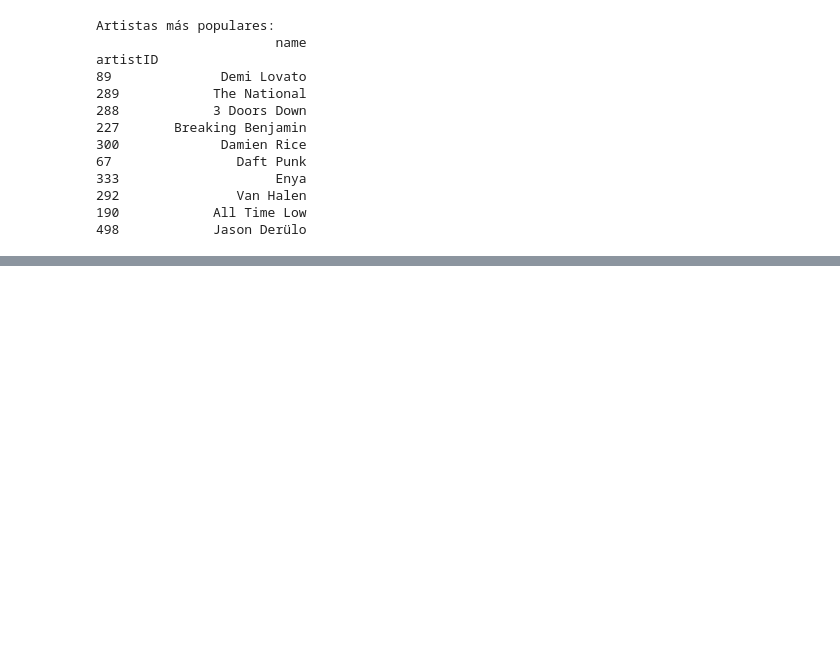
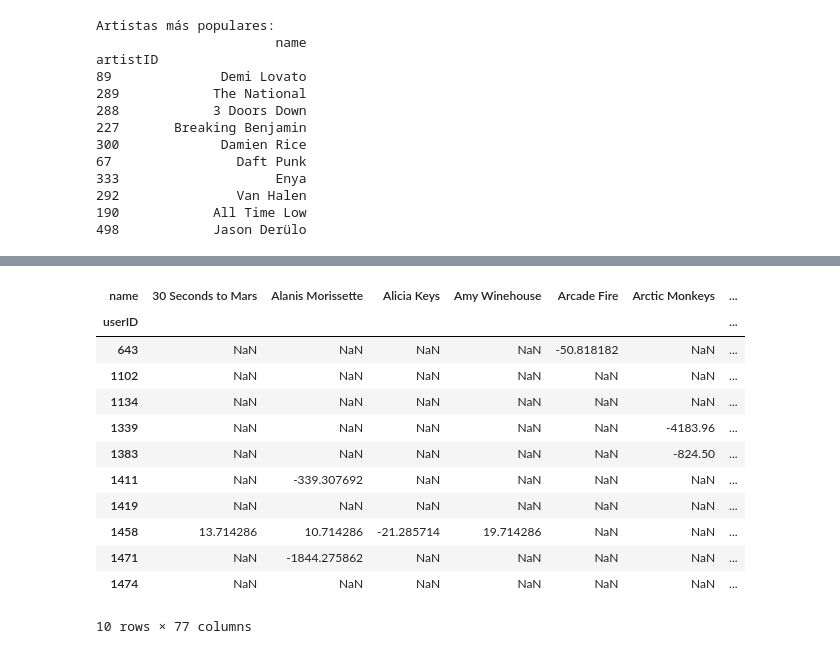
Before and after one commit to beasicilia14/ML3_Project2, a Jupyter notebook: ml3_project2.ipynb, the cells around one changed output, grey strips where cells are left out. Cells and saved outputs as stored; diff of their text form; code cells hidden in the pictures; blank space fills up the shorter version.

```diff
--- a/ml3_project2.ipynb
+++ b/ml3_project2.ipynb
@@ -96,0 +341,20 @@ plt.show()
+# %%
+# Remove the watched movie from the movie list
+similar_user_movies.drop(picked_userid_watched.columns,axis=1, inplace=True, errors='ignore')
+
+# Take a look at the data
+similar_user_movies
+# %% [output]
+| name | 30 Seconds to Mars | Alanis Morissette | Alicia Keys | Amy Winehouse | Arcade Fire | Arctic Monkeys | ... |
+| userID |  |  |  |  |  |  | ... |
+| 643 | NaN | NaN | NaN | NaN | -50.818182 | NaN | ... |
+| 1102 | NaN | NaN | NaN | NaN | NaN | NaN | ... |
+| 1134 | NaN | NaN | NaN | NaN | NaN | NaN | ... |
+| 1339 | NaN | NaN | NaN | NaN | NaN | -4183.96 | ... |
+| 1383 | NaN | NaN | NaN | NaN | NaN | -824.50 | ... |
+| 1411 | NaN | -339.307692 | NaN | NaN | NaN | NaN | ... |
+| 1419 | NaN | NaN | NaN | NaN | NaN | NaN | ... |
+| 1458 | 13.714286 | 10.714286 | -21.285714 | 19.714286 | NaN | NaN | ... |
+| 1471 | NaN | -1844.275862 | NaN | NaN | NaN | NaN | ... |
+| 1474 | NaN | NaN | NaN | NaN | NaN | NaN | ... |
+10 rows × 77 columns
```
Also changed, not shown: parts of 25 cells of this notebook.
